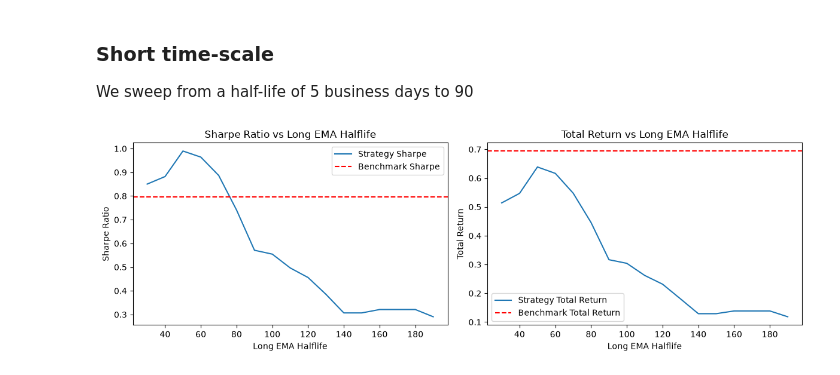
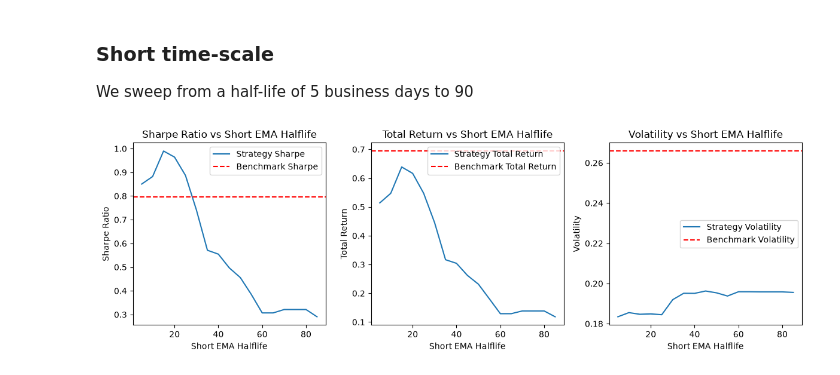
Before and after one commit to charlien74/systematic-trading-research, a Jupyter notebook: notebooks/01_exponential_moving_averages.ipynb, the cells around one changed output. Saved outputs shown, nothing was run; the diff lists cells and outputs as text; code cells hidden in the pictures.

```diff
--- a/notebooks/01_exponential_moving_averages.ipynb
+++ b/notebooks/01_exponential_moving_averages.ipynb
@@ -33,8 +32,8 @@ Number of data-points: 753
 # %% [markdown]
 ## Computing and Plotting Some EMAs
 # %%
-short_ema = ema.get_ema_series(aapl_df, period=200, halflife=20)
-long_ema = ema.get_ema_series(aapl_df, period=200, halflife=100)
+short_ema = strategies.get_ema_series(aapl_df, period=200, halflife=20)
+long_ema = strategies.get_ema_series(aapl_df, period=200, halflife=100)
 
 l1 = plt.plot(aapl_df.index, aapl_df['Close'], color="tab:blue", label='Close Price')
 l2 = plt.plot(aapl_df.index, short_ema, color="tab:orange", label='Short EMA (20)')
@@ -100,22 +99,24 @@ long timescales.
 
 We sweep from a half-life of 200 business days to 30.
 # %%
-short_ema = ema.get_ema_series(aapl_df, period=200, halflife=20)
+short_ema = strategies.get_ema_series(aapl_df, period=200, halflife=20)
 long_halflife_values = np.arange(30, 200, 10)
 sharpe_list = np.empty(shape=len(long_halflife_values), dtype=np.float32)
 total_return_list = np.empty(shape=len(long_halflife_values), dtype=np.float32)
+volatility_list = np.empty(shape=len(long_halflife_values), dtype=np.float32)
 
 for i, long_halflife in enumerate(long_halflife_values):
-    long_ema = ema.get_ema_series(aapl_df, period=200, halflife=long_halflife)
+    long_ema = strategies.get_ema_series(aapl_df, period=200, halflife=long_halflife)
     positions = ema_crossover.get_ema_crossover_positions(short_ema, long_ema, long_only=True)
     metrics, _, _ = backtest.compute_metrics_and_returns_from_positions_and_prices(positions, aapl_df)
     sharpe_list[i] = metrics["strategy_sharpe"]
     total_return_list[i] = metrics["strategy_total_return"]
+    volatility_list[i] = metrics["strategy_annualized_volatility"]
 
 benchmark_total_return = metrics["benchmark_total_return"]
 benchmark_sharpe = metrics["benchmark_sharpe"]
 
-fig, axes = plt.subplots(1, 2, figsize=(12, 4))
+fig, axes = plt.subplots(1, 3, figsize=(12, 4))
 axes[0].plot(long_halflife_values, sharpe_list, label='Strategy Sharpe')
 axes[0].axhline(y=benchmark_sharpe, color='r', linestyle='--', label='Benchmark Sharpe')
 axes[0].set_title("Sharpe Ratio vs Long EMA Halflife")
@@ -128,6 +129,12 @@ axes[1].set_title("Total Return vs Long EMA Halflife")
 axes[1].set_xlabel("Long EMA Halflife")
 axes[1].set_ylabel("Total Return")
 axes[1].legend()
+axes[2].plot(long_halflife_values, volatility_list, label='Strategy Volatility')
+axes[2].axhline(y=metrics["benchmark_annualized_volatility"], color='r', linestyle='--', label='Benchmark Volatility')
+axes[2].set_title("Volatility vs Long EMA Halflife")
+axes[2].set_xlabel("Long EMA Halflife")
+axes[2].set_ylabel("Volatility")
+axes[2].legend()
 plt.tight_layout()
 plt.show()
 # %% [output]
@@ -136,35 +143,43 @@ plt.show()
 ### Short time-scale
 We sweep from a half-life of 5 business days to 90
 # %%
-long_ema = ema.get_ema_series(aapl_df, period=200, halflife=100)
+long_ema = strategies.get_ema_series(aapl_df, period=200, halflife=100)
 short_halflife_values = np.arange(5, 90, 5)
 sharpe_list = np.empty(shape=len(short_halflife_values), dtype=np.float32)
 total_return_list = np.empty(shape=len(short_halflife_values), dtype=np.float32)
+volatility_list = np.empty(shape=len(short_halflife_values), dtype=np.float32)
 
 for i, short_halflife in enumerate(short_halflife_values):
-    short_ema = ema.get_ema_series(aapl_df, period=200, halflife=short_halflife)
+    short_ema = strategies.get_ema_series(aapl_df, period=200, halflife=short_halflife)
     positions = ema_crossover.get_ema_crossover_positions(short_ema, long_ema, long_only=True)
     metrics, _, _ = backtest.compute_metrics_and_returns_from_positions_and_prices(positions, aapl_df)
     sharpe_list[i] = metrics["strategy_sharpe"]
     total_return_list[i] = metrics["strategy_total_return"]
+    volatility_list[i] = metrics["strategy_annualized_volatility"]
 
 benchmark_total_return = metrics["benchmark_total_return"]
 benchmark_sharpe = metrics["benchmark_sharpe"]
 
-fig, axes = plt.subplots(1, 2, figsize=(12, 4))
+fig, axes = plt.subplots(1, 3, figsize=(12, 4))
 axes[0].plot(short_halflife_values, sharpe_list, label='Strategy Sharpe')
 axes[0].axhline(y=benchmark_sharpe, color='r', linestyle='--', label='Benchmark Sharpe')
 axes[0].set_title("Sharpe Ratio vs Short EMA Halflife")
 axes[0].legend()
 axes[0].set_xlabel("Short EMA Halflife")
 axes[0].set_ylabel("Sharpe Ratio")
 axes[1].plot(short_halflife_values, total_return_list, label='Strategy Total Return')
 axes[1].axhline(y=benchmark_total_return, color='r', linestyle='--', label='Benchmark Total Return')
 axes[1].set_title("Total Return vs Short EMA Halflife")
 axes[1].set_xlabel("Short EMA Halflife")
 axes[1].set_ylabel("Total Return")
 axes[1].legend()
+axes[2].plot(short_halflife_values, volatility_list, label='Strategy Volatility')
+axes[2].axhline(y=metrics["benchmark_annualized_volatility"], color='r', linestyle='--', label='Benchmark Volatility')
+axes[2].set_title("Volatility vs Short EMA Halflife")
+axes[2].set_xlabel("Short EMA Halflife")
+axes[2].set_ylabel("Volatility")
+axes[2].legend()
 plt.tight_layout()
 plt.show()
 # %% [output]
-[figure, old version]
+[figure, new version]
```
Also changed, not shown: parts of 6 cells of this notebook, 2 other files.
